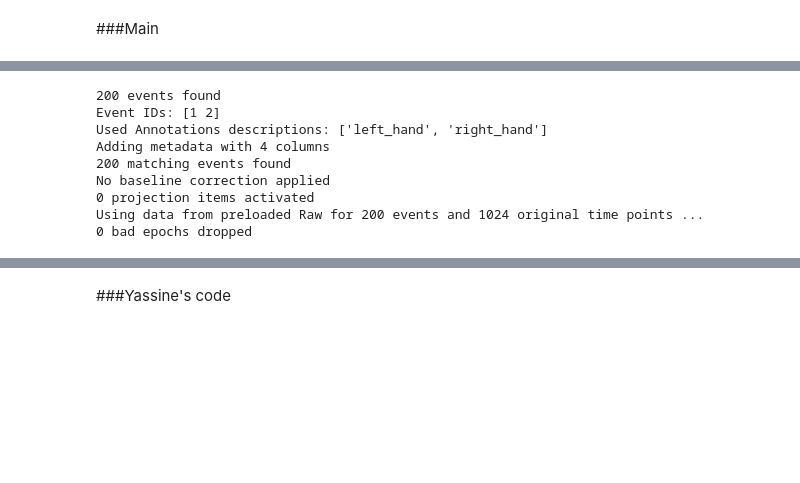
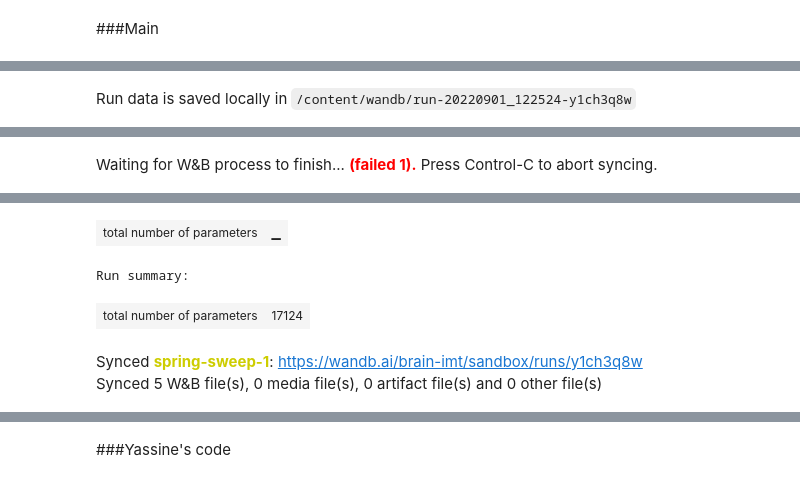
Before and after one commit to GhBlg/Others, a Jupyter notebook: sweeps_with_blocks.ipynb, the cells around one changed output, grey strips where cells are left out. Saved outputs shown, nothing was run; the diff lists cells and outputs as text; code cells hidden in the pictures; blank space fills up the shorter version.

```diff
--- a/sweeps_with_blocks.ipynb
+++ b/sweeps_with_blocks.ipynb
@@ -676,3 +788,9 @@ def weight_attack(model, p=0.1):
+# %%
+number_of_subjects=9
+bad_subjects=[] #bad subject for BCI-VI-2a
+#x, y= load_subjects('/content/drive/MyDrive/Colab Notebooks/', number_of_subjects, device, bad_subjects, apply_euclidean=False, with_eog=True)
+x=masking(x,9,'freq-g',1)
+print(x[0].shape)
 # %% [markdown]
 ###coatnets
 # %%
@@ -1201,6 +1322,10 @@ class EEG_ITNET(nn.Module):
 # %%
-eeg = torch.randn(60,22,375).to(device)
-network=EEG_ITNET(n_classes=4, in_channels=22).to(device)
+device='cuda'
+
+from braindecode.models import EEGNetv4,TIDNet,TCN
+eeg = torch.randn(60,22,100).to(device)
+network=   .to(device)
 print(sum(p.numel() for p in network.parameters() if p.requires_grad))
 out=network(eeg)
+print(out.shape)
 # %% [output]
@@ -1883,7 +1988,7 @@ def train_sweep(x, y, number_of_subjects, device, bad_subjects, config, run, res
 # %% [markdown]
 ###Main
 # %%
-project_name="cho17_tests" #PhysioNet_tests   #bci4_tests   #cho17_tests   #sandbox
+project_name="sandbox" #PhysioNet_tests   #bci4_tests   #cho17_tests   #sandbox
 
 sweep_config = {
     'method': 'grid', #grid
@@ -1892,8 +1997,11 @@ sweep_config = {
       'goal': 'minimize'
     },
     'parameters': {
+        'model': {
+            'values': ['eeg-itnet']
+        },
         'epochs': {
-            'values': [3000]
+            'values': [120]
         },
         'batch_size': {
             'values': [64]
@@ -1912,10 +2020,19 @@ sweep_config = {
             'values': ['CrossEntropyLoss'],
         },
         'subject': {
-            'values': [1,2,3,4,5,6,7,8,9,10]
+            'values': [1,2,3,4,5,6,7,8,9]#,10
+        },
+        'mixup': {
+            'values': [False]
+        },
+        'scheduler': {
+            'values': [False]
+        },
+        'batchnorm_test': {
+            'values': [False]
         },
         'runs': {
-            'values': [1,2,3,4,5,6,7,8,9,10]
+            'values': [1,2,3]#,4,5,6,7,8,9,10
         },
 
     }
@@ -1923,26 +2040,30 @@ sweep_config = {
 
 sweep_id = wandb.sweep(sweep_config, project=project_name)
 
-#number_of_subjects=9
-#bad_subjects=[] #bad subject for BCI-VI-2a
-#x, y= load_subjects('/content/drive/MyDrive/Colab Notebooks/bci4_subjects/', number_of_subjects, device, bad_subjects, apply_euclidean=False, with_eog=False)
-
-number_of_subjects=52
-bad_subjects=[32,46,49] #bad subject for Cho2017
-x, y= load_subjects('/content/drive/MyDrive/Colab Notebooks/mne_data/', number_of_subjects, device, bad_subjects, apply_euclidean=False, with_eog=False)
-
-#number_of_subjects=109
-#bad_subjects=[88,90,92,100] #bad subject for Physionet MI
-#x, y= load_subjects('/content/drive/MyDrive/Colab Notebooks/mne_data/', number_of_subjects, device, bad_subjects, apply_euclidean=True)
 
 def train_wandb():
     # Initialize a new wandb run
     run = wandb.init(project=project_name, entity="brain-imt" , config=sweep_config)
     assert run is wandb.run
     with run:
+        datasets=['bci4']
+        EA=[False]
+        EOG=[False]
         config =wandb.config
-        #run=12
-        test_acc, f1=train_sweep(x, y, number_of_subjects, device, bad_subjects, config, run, resultdir)
+        for dataset in datasets:
+          if dataset=='bci4':
+            number_of_subjects=9
+            bad_subjects=[] #bad subject for BCI-VI-2a
+          elif dataset=='physionet MI':
+            number_of_subjects=109
+            bad_subjects=[88,90,92,100] #bad subject for Physionet MI
+          elif dataset=='Cho 2017':
+            number_of_subjects=52
+            bad_subjects=[32,46,49] #bad subject for Cho2017
+          for ea in EA:
+            for eog in EOG:
+              x, y= load_subjects('/content/drive/MyDrive/Colab Notebooks/', number_of_subjects, device, bad_subjects, apply_euclidean=ea, with_eog=eog)
+              test_acc, f1=train_sweep(x, y, number_of_subjects, device, bad_subjects, config, dataset, run, resultdir)
     ############################################################################
 
 #import os
@@ -1956,0 +2094 @@ WARNING:moabb.datasets.gigadb:Trials demeaned and stacked with zero buffer to cr
+Run data is saved locally in /content/wandb/run-20220901_122524-y1ch3q8w
@@ -1965 +2113,2 @@ Using data from preloaded Raw for 200 events and 1024 original time points ...
 0 bad epochs dropped
+Waiting for W&B process to finish... (failed 1). Press Control-C to abort syncing.
@@ -1967,9 +2116,5 @@ WARNING:moabb.datasets.gigadb:Trials demeaned and stacked with zero buffer to cr
+| total number of parameters | ▁ |
-200 events found
-Event IDs: [1 2]
-Used Annotations descriptions: ['left_hand', 'right_hand']
-Adding metadata with 4 columns
-200 matching events found
-No baseline correction applied
-0 projection items activated
-Using data from preloaded Raw for 200 events and 1024 original time points ...
-0 bad epochs dropped
+Run summary:
+| total number of parameters | 17124 |
+Synced spring-sweep-1: https://wandb.ai/brain-imt/sandbox/runs/y1ch3q8w
+Synced 5 W&B file(s), 0 media file(s), 0 artifact file(s) and 0 other file(s)
```
Also changed, not shown: parts of 11 cells of this notebook.
